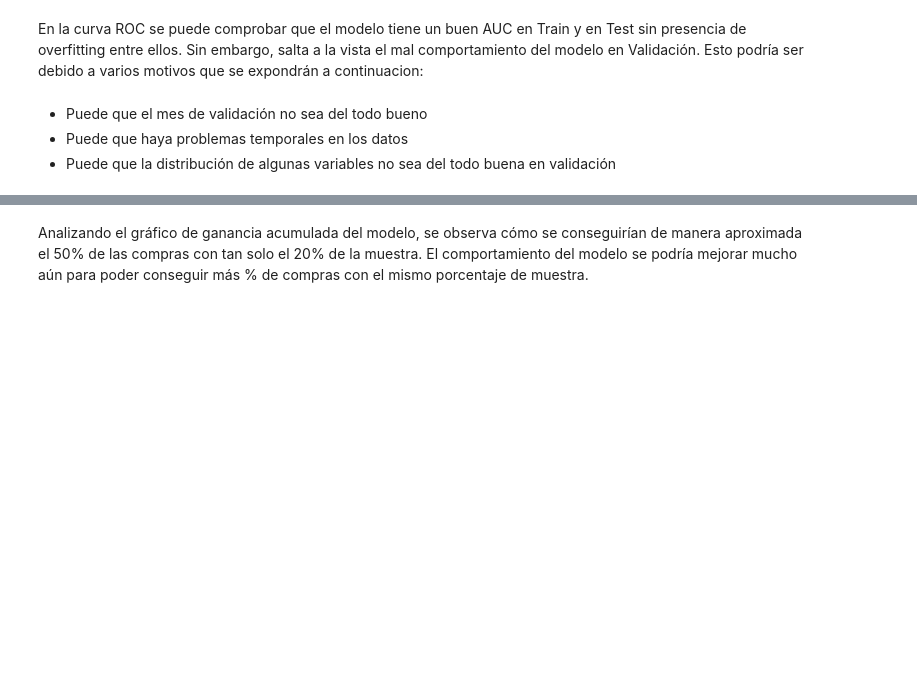
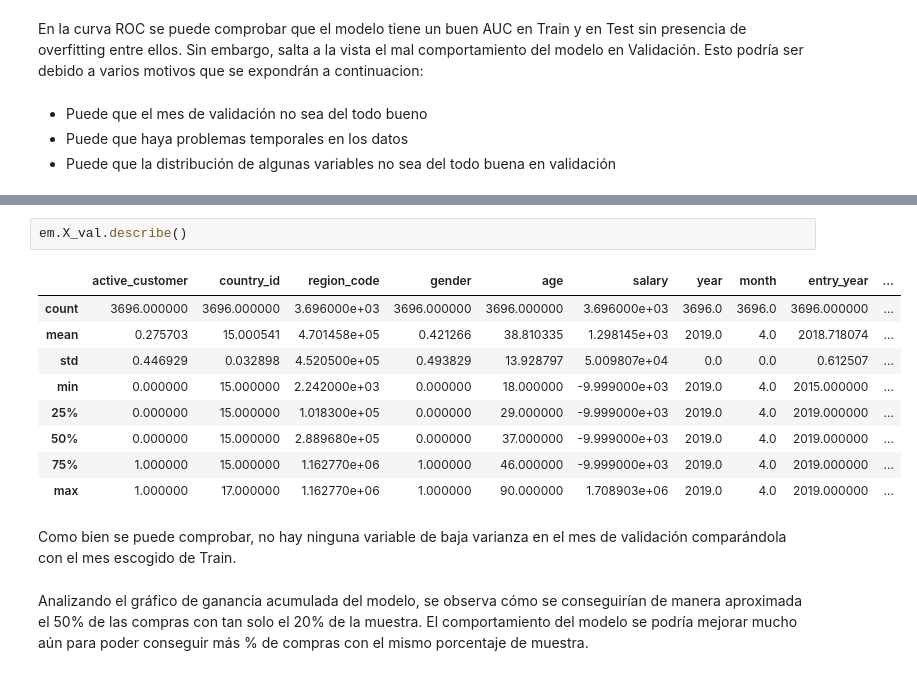
Before and after one commit to gerardtorrent97/easymoney-project, a Jupyter notebook: Recomendacion.ipynb, the cells around one changed output, grey strips where cells are left out. Saved outputs shown, nothing was run; the diff lists cells and outputs as text; blank space fills up the shorter version.

```diff
--- a/Recomendacion.ipynb
+++ b/Recomendacion.ipynb
@@ -1011,3 +1038,17 @@ En la curva ROC se puede comprobar que el modelo tiene un buen AUC en Train y en
+# %%
+em.X_val.describe()
+# %% [output]
+|  | active_customer | country_id | region_code | gender | age | salary | year | month | entry_year | ... |
+| count | 3696.000000 | 3696.000000 | 3.696000e+03 | 3696.000000 | 3696.000000 | 3.696000e+03 | 3696.0 | 3696.0 | 3696.000000 | ... |
+| mean | 0.275703 | 15.000541 | 4.701458e+05 | 0.421266 | 38.810335 | 1.298145e+03 | 2019.0 | 4.0 | 2018.718074 | ... |
+| std | 0.446929 | 0.032898 | 4.520500e+05 | 0.493829 | 13.928797 | 5.009807e+04 | 0.0 | 0.0 | 0.612507 | ... |
+| min | 0.000000 | 15.000000 | 2.242000e+03 | 0.000000 | 18.000000 | -9.999000e+03 | 2019.0 | 4.0 | 2015.000000 | ... |
+| 25% | 0.000000 | 15.000000 | 1.018300e+05 | 0.000000 | 29.000000 | -9.999000e+03 | 2019.0 | 4.0 | 2019.000000 | ... |
+| 50% | 0.000000 | 15.000000 | 2.889680e+05 | 0.000000 | 37.000000 | -9.999000e+03 | 2019.0 | 4.0 | 2019.000000 | ... |
+| 75% | 1.000000 | 15.000000 | 1.162770e+06 | 1.000000 | 46.000000 | -9.999000e+03 | 2019.0 | 4.0 | 2019.000000 | ... |
+| max | 1.000000 | 17.000000 | 1.162770e+06 | 1.000000 | 90.000000 | 1.708903e+06 | 2019.0 | 4.0 | 2019.000000 | ... |
+# %% [markdown]
+Como bien se puede comprobar, no hay ninguna variable de baja varianza en el mes de validación comparándola con el mes escogido de Train.
 # %% [markdown]
 Analizando el gráfico de ganancia acumulada del modelo, se observa cómo se conseguirían de manera aproximada el 50% de las compras con tan solo el 20% de la muestra. El comportamiento del modelo se podría mejorar mucho aún para poder conseguir más % de compras con el mismo porcentaje de muestra.
 # %% [markdown]
```
Also changed, not shown: parts of 10 cells of this notebook.
